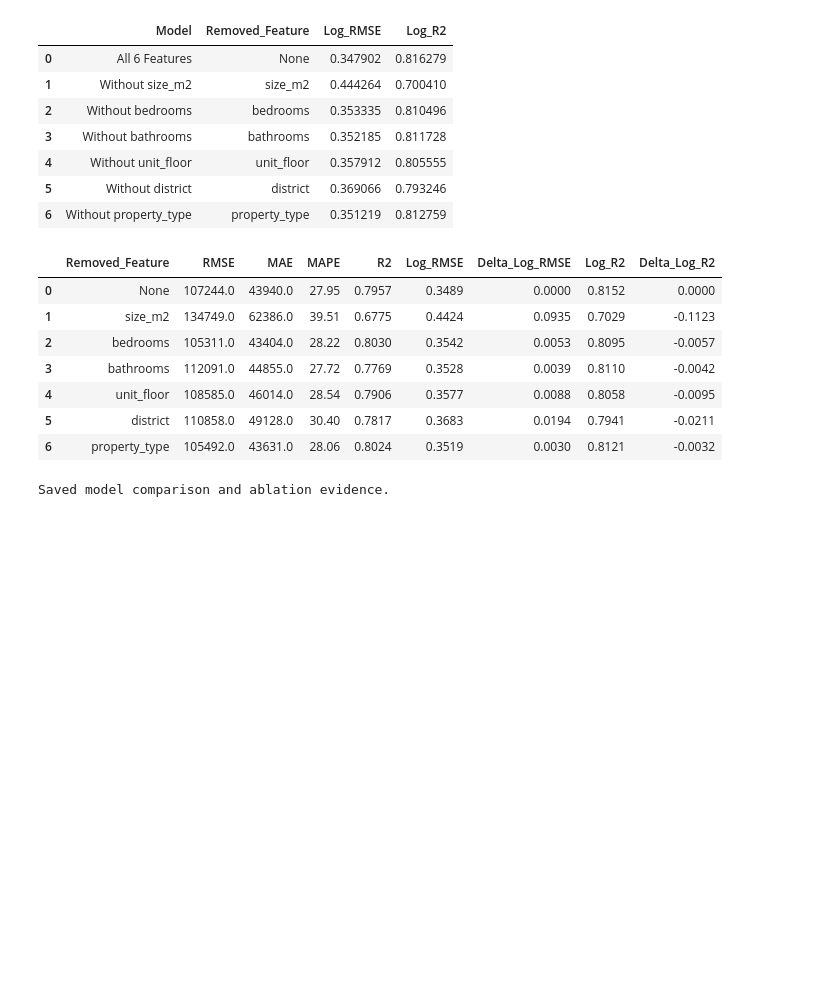
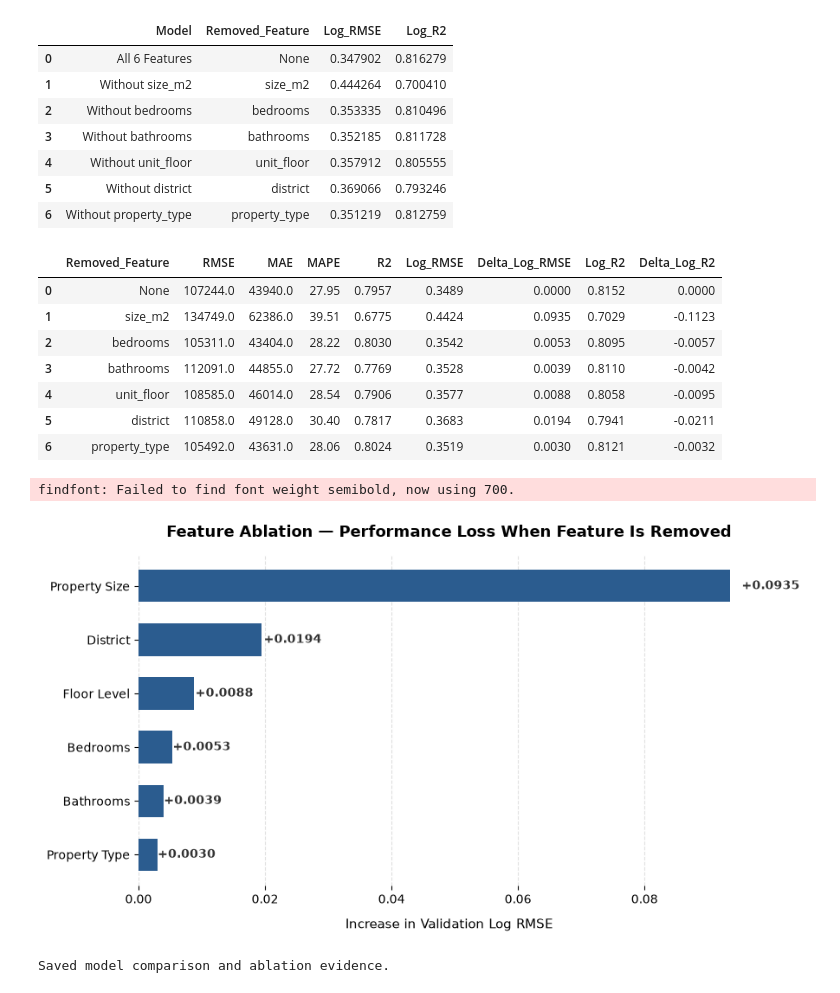
Before and after one commit to sengmengchho/PP_PropertyLens, a Jupyter notebook: notebooks/feature_engineering.ipynb, the cells around one changed output. Drawn from its saved outputs; the diff is of its cells as text; code cells hidden in the pictures; blank space fills up the shorter version.

```diff
--- a/notebooks/feature_engineering.ipynb
+++ b/notebooks/feature_engineering.ipynb
@@ -1872,6 +1872,82 @@ ablation_summary.round({
 | 4 | unit_floor | 108585.0 | 46014.0 | 28.54 | 0.7906 | 0.3577 | 0.0088 | 0.8058 | -0.0095 |
 | 5 | district | 110858.0 | 49128.0 | 30.40 | 0.7817 | 0.3683 | 0.0194 | 0.7941 | -0.0211 |
 | 6 | property_type | 105492.0 | 43631.0 | 28.06 | 0.8024 | 0.3519 | 0.0030 | 0.8121 | -0.0032 |
+# %%
+import matplotlib.pyplot as plt
+
+# 1. Filter out the baseline, make a copy, and sort from highest impact to lowest impact
+# Sorting descending for a horizontal bar chart ensures the most important feature sits at the top.
+ablation_plot = (
+    ablation_summary[ablation_summary["Removed_Feature"] != "None"]
+    .copy()
+    .sort_values("Delta_Log_RMSE", ascending=True)
+)
+
+# 2. Map raw database keys to clean, human-readable UI labels
+label_map = {
+    "size_m2": "Property Size",
+    "bedrooms": "Bedrooms",
+    "bathrooms": "Bathrooms",
+    "unit_floor": "Floor Level",
+    "district": "District",
+    "property_type": "Property Type",
+}
+ablation_plot["Display_Feature"] = ablation_plot["Removed_Feature"].map(label_map)
+
+# 3. Handle any unexpected or unmapped features safely
+ablation_plot["Display_Feature"] = ablation_plot["Display_Feature"].fillna(
+    ablation_plot["Removed_Feature"]
+)
+
+# 4. Initialize the figure layout
+fig, ax = plt.subplots(figsize=(9, 5))
+
+# 5. Generate the horizontal bars (using a clean color palette)
+bars = ax.barh(
+    ablation_plot["Display_Feature"],
+    ablation_plot["Delta_Log_RMSE"],
+    color="#2b5c8f",  # Professional slate blue
+    edgecolor="none",
+    height=0.6,
+)
+
+# 6. Styling labels, titles, and gridlines
+ax.set_xlabel("Increase in Validation Log RMSE", fontsize=11, labelpad=10)
+ax.set_ylabel("")
+ax.set_title(
+    "Feature Ablation — Performance Loss When Feature Is Removed",
+    fontsize=13,
+    pad=15,
+    weight="bold",
+)
+
+# Clean up chart borders (Spines)
+for spine in ["top", "right", "left", "bottom"]:
+    ax.spines[spine].set_visible(False)
+
+# Add faint vertical grid lines to guide the eye
+ax.xaxis.grid(True, linestyle="--", alpha=0.6, color="#cccccc")
+ax.set_axisbelow(True)  # Keeps grid lines behind the bars
+
+# 7. Dynamically annotate the text labels onto the ends of the bars
+for bar in bars:
+    width = bar.get_width()
+    ax.text(
+        width + (width * 0.02),  # Dynamic padding relative to bar size
+        bar.get_y() + bar.get_height() / 2,
+        f"+{width:.4f}",
+        va="center",
+        ha="left",
+        fontsize=10,
+        weight="semibold",
+        color="#333333",
+    )
+
+plt.tight_layout()
+plt.show()
+# %% [output]
+findfont: Failed to find font weight semibold, now using 700.
+[figure, added]
 # %%
 from pathlib import Path
 
```
